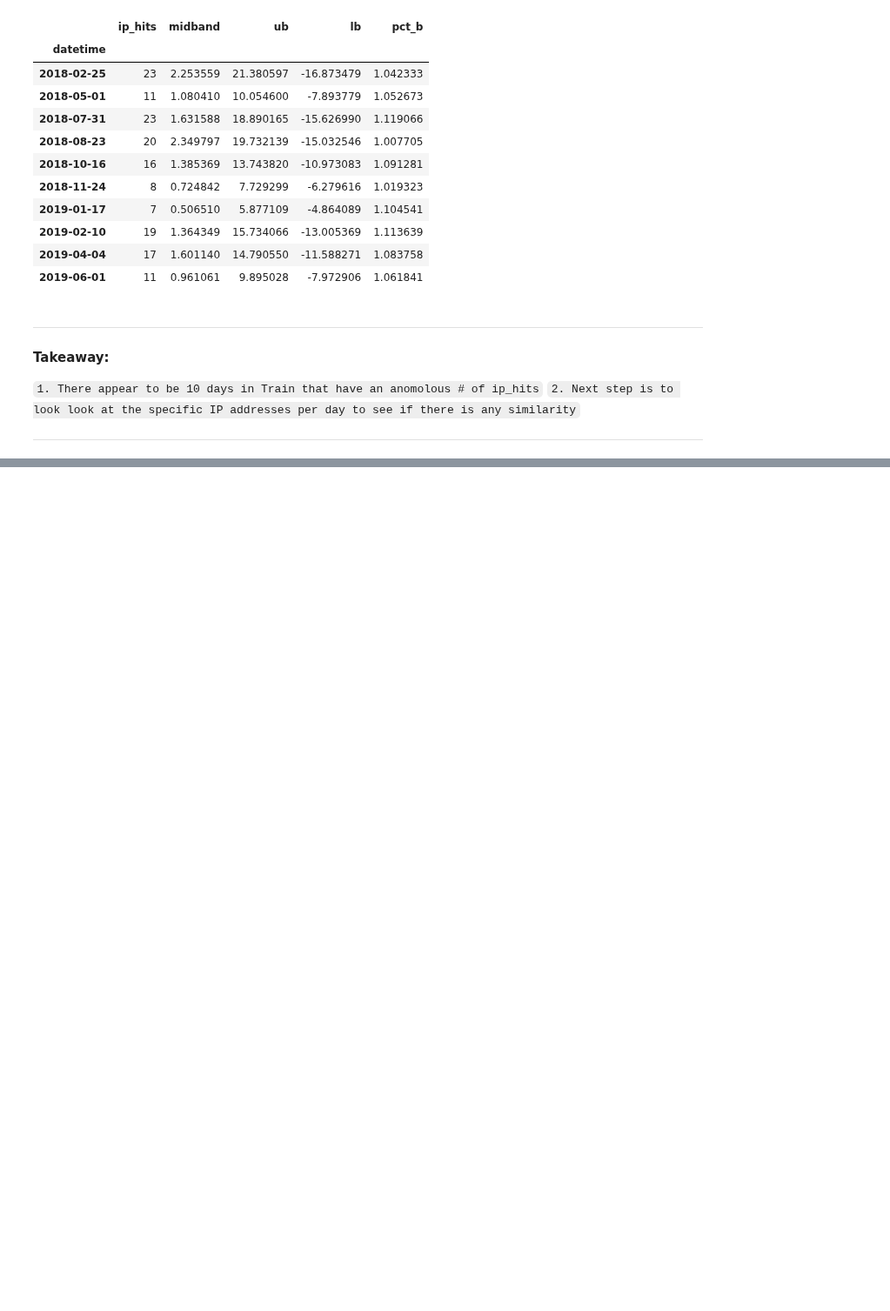
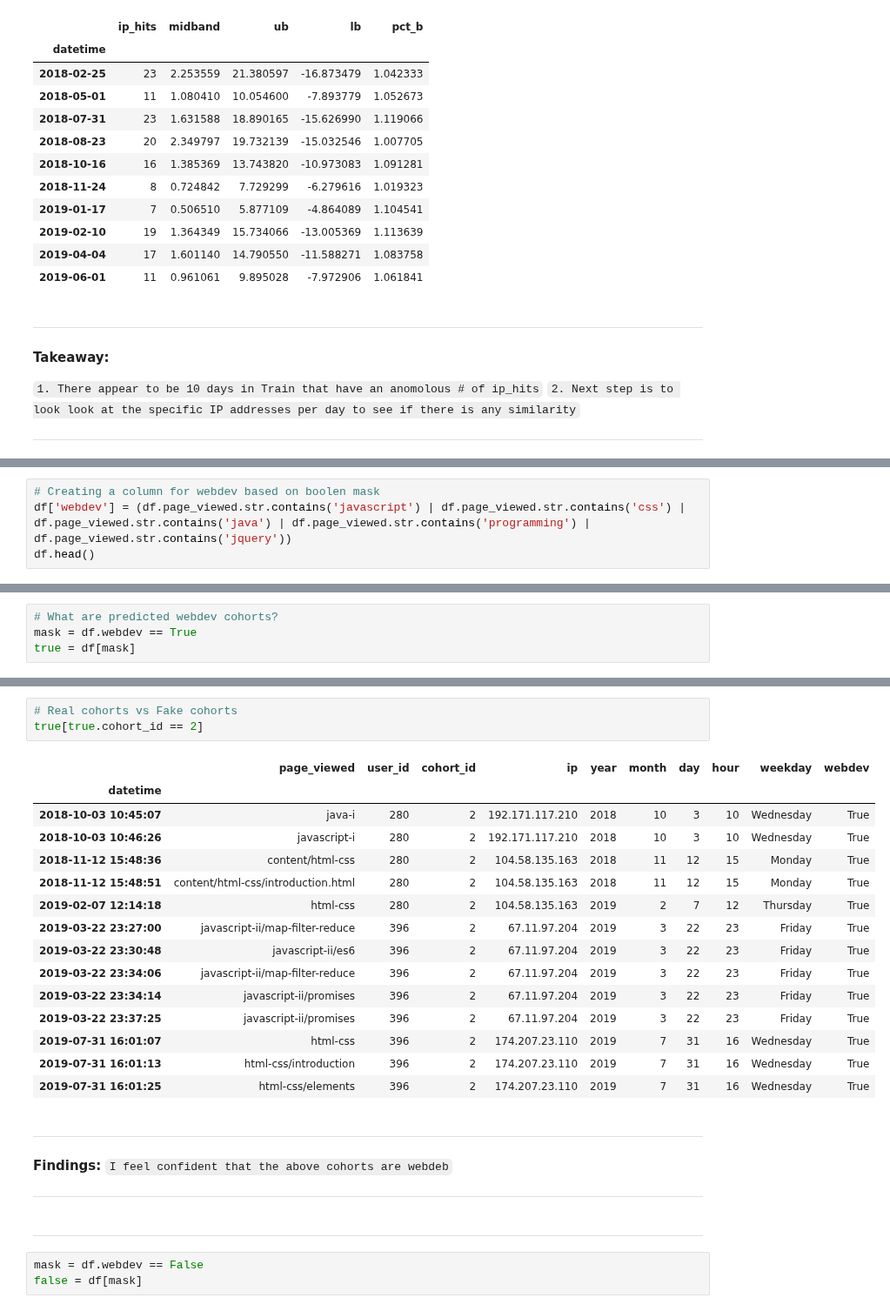
Before and after one commit to CSolitaire/anomaly-detection-exercises, a Jupyter notebook: time_series_anomaly_detection.ipynb, the cells around one changed output, grey strips where cells are left out. Shown at 87% size. Drawn from its saved outputs; the diff is of its cells as text; blank space fills up the shorter version.

```diff
--- a/time_series_anomaly_detection.ipynb
+++ b/time_series_anomaly_detection.ipynb
@@ -618,0 +868,4 @@ train[train['pct_b']>1]
+# %%
+# Creating a column for webdev based on boolen mask
+df['webdev'] = (df.page_viewed.str.contains('javascript') | df.page_viewed.str.contains('css') | df.page_viewed.str.contains('java') | df.page_viewed.str.contains('programming') | df.page_viewed.str.contains('jquery'))
+df.head()
@@ -618,0 +880,4 @@ train[train['pct_b']>1]
+# %%
+# What are predicted webdev cohorts?
+mask = df.webdev == True
+true = df[mask]
@@ -618,0 +908,30 @@ train[train['pct_b']>1]
+# %%
+# Real cohorts vs Fake cohorts
+true[true.cohort_id == 2]
+# %% [output]
+|  | page_viewed | user_id | cohort_id | ip | year | month | day | hour | weekday | webdev |
+| datetime |  |  |  |  |  |  |  |  |  |  |
+| 2018-10-03 10:45:07 | java-i | 280 | 2 | 192.171.117.210 | 2018 | 10 | 3 | 10 | Wednesday | True |
+| 2018-10-03 10:46:26 | javascript-i | 280 | 2 | 192.171.117.210 | 2018 | 10 | 3 | 10 | Wednesday | True |
+| 2018-11-12 15:48:36 | content/html-css | 280 | 2 | 104.58.135.163 | 2018 | 11 | 12 | 15 | Monday | True |
+| 2018-11-12 15:48:51 | content/html-css/introduction.html | 280 | 2 | 104.58.135.163 | 2018 | 11 | 12 | 15 | Monday | True |
+| 2019-02-07 12:14:18 | html-css | 280 | 2 | 104.58.135.163 | 2019 | 2 | 7 | 12 | Thursday | True |
+| 2019-03-22 23:27:00 | javascript-ii/map-filter-reduce | 396 | 2 | 67.11.97.204 | 2019 | 3 | 22 | 23 | Friday | True |
+| 2019-03-22 23:30:48 | javascript-ii/es6 | 396 | 2 | 67.11.97.204 | 2019 | 3 | 22 | 23 | Friday | True |
+| 2019-03-22 23:34:06 | javascript-ii/map-filter-reduce | 396 | 2 | 67.11.97.204 | 2019 | 3 | 22 | 23 | Friday | True |
+| 2019-03-22 23:34:14 | javascript-ii/promises | 396 | 2 | 67.11.97.204 | 2019 | 3 | 22 | 23 | Friday | True |
+| 2019-03-22 23:37:25 | javascript-ii/promises | 396 | 2 | 67.11.97.204 | 2019 | 3 | 22 | 23 | Friday | True |
+| 2019-07-31 16:01:07 | html-css | 396 | 2 | 174.207.23.110 | 2019 | 7 | 31 | 16 | Wednesday | True |
+| 2019-07-31 16:01:13 | html-css/introduction | 396 | 2 | 174.207.23.110 | 2019 | 7 | 31 | 16 | Wednesday | True |
+| 2019-07-31 16:01:25 | html-css/elements | 396 | 2 | 174.207.23.110 | 2019 | 7 | 31 | 16 | Wednesday | True |
+# %% [markdown]
+***
+**Findings:**
+`I feel confident that the above cohorts are webdeb`
+
+***
+# %% [markdown]
+***
+# %%
+mask = df.webdev == False
+false = df[mask]
```
Also changed, not shown: parts of 71 cells of this notebook.
